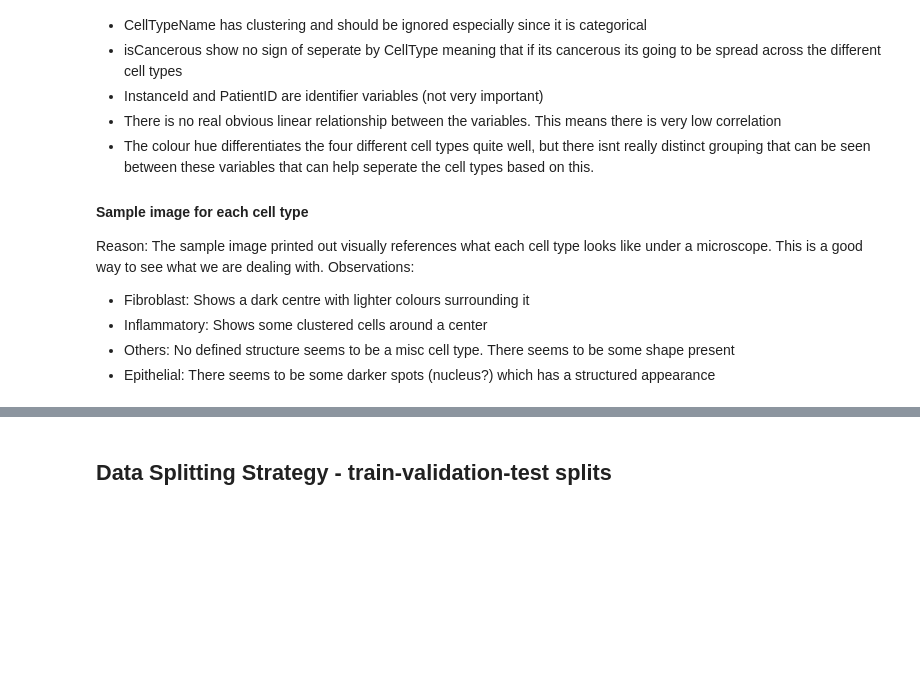
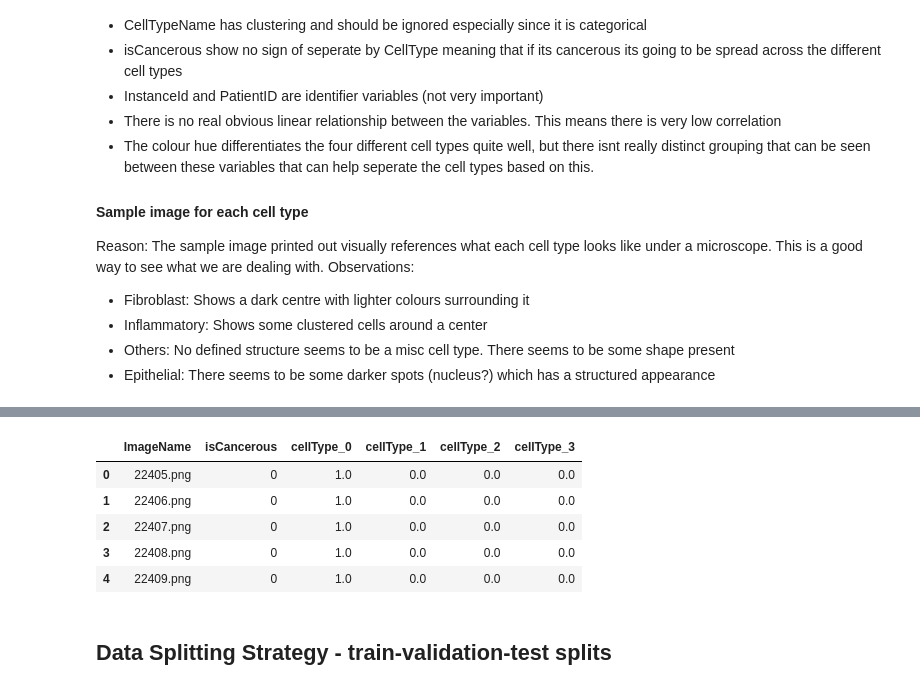
Before and after one commit to Strongsoon/machineLearning, a Jupyter notebook: s3955624_s3899816.ipynb, the cells around one changed output, grey strips where cells are left out. Cells and saved outputs as stored; diff of their text form; code cells hidden in the pictures; blank space fills up the shorter version.

Commit message:
modify pre-processing for base isCancerous

```diff
--- a/s3955624_s3899816.ipynb
+++ b/s3955624_s3899816.ipynb
@@ -480,33 +485,46 @@ Observations:
 # %%
 #ignore warnings
 import warnings
 warnings.filterwarnings("ignore")
 
 # Encoding Categorical Data
 from sklearn.preprocessing import OneHotEncoder
 
 #make a copy of mainColonCellFrame ofr isCancerous
 isCancerous_mainColonCellFrame = mainColonCellFrame.copy()
+
+# Remove InstanceID
+isCancerous_mainColonCellFrame = isCancerous_mainColonCellFrame.drop('InstanceID', axis=1)
+
+# Remove patientID
+isCancerous_mainColonCellFrame = isCancerous_mainColonCellFrame.drop('patientID', axis=1)
 
 # Remove Redundant cellTypeName Column
 isCancerous_mainColonCellFrame = isCancerous_mainColonCellFrame.drop('cellTypeName', axis=1)
 
 # Create and fit the encoder
 OneHotEncoder_cellType = OneHotEncoder(handle_unknown='ignore')
 OneHotEncoder_cellType.fit(mainColonCellFrame[['cellType']])
 
 isCancerous_mainColonCellFrame_cellType_onehot = OneHotEncoder_cellType.transform(mainColonCellFrame[['cellType']]).toarray()
 
 # Add encoded columns to data
 for i in range(len(OneHotEncoder_cellType.categories_[0])):
     category_name = f"cellType_{str(OneHotEncoder_cellType.categories_[0][i])}"
     isCancerous_mainColonCellFrame[category_name] = isCancerous_mainColonCellFrame_cellType_onehot[:,i]
 
 # Drop original Country cellType from data
 isCancerous_mainColonCellFrame = isCancerous_mainColonCellFrame.drop(['cellType'], axis=1)
 
 # display mainColonCellFrame
 isCancerous_mainColonCellFrame.head()
+# %% [output]
+|  | ImageName | isCancerous | cellType_0 | cellType_1 | cellType_2 | cellType_3 |
+| 0 | 22405.png | 0 | 1.0 | 0.0 | 0.0 | 0.0 |
+| 1 | 22406.png | 0 | 1.0 | 0.0 | 0.0 | 0.0 |
+| 2 | 22407.png | 0 | 1.0 | 0.0 | 0.0 | 0.0 |
+| 3 | 22408.png | 0 | 1.0 | 0.0 | 0.0 | 0.0 |
+| 4 | 22409.png | 0 | 1.0 | 0.0 | 0.0 | 0.0 |
 # %% [markdown]
 ## Data Splitting Strategy - train-validation-test splits
 # %%
```
Also changed, not shown: parts of 4 cells of this notebook.
